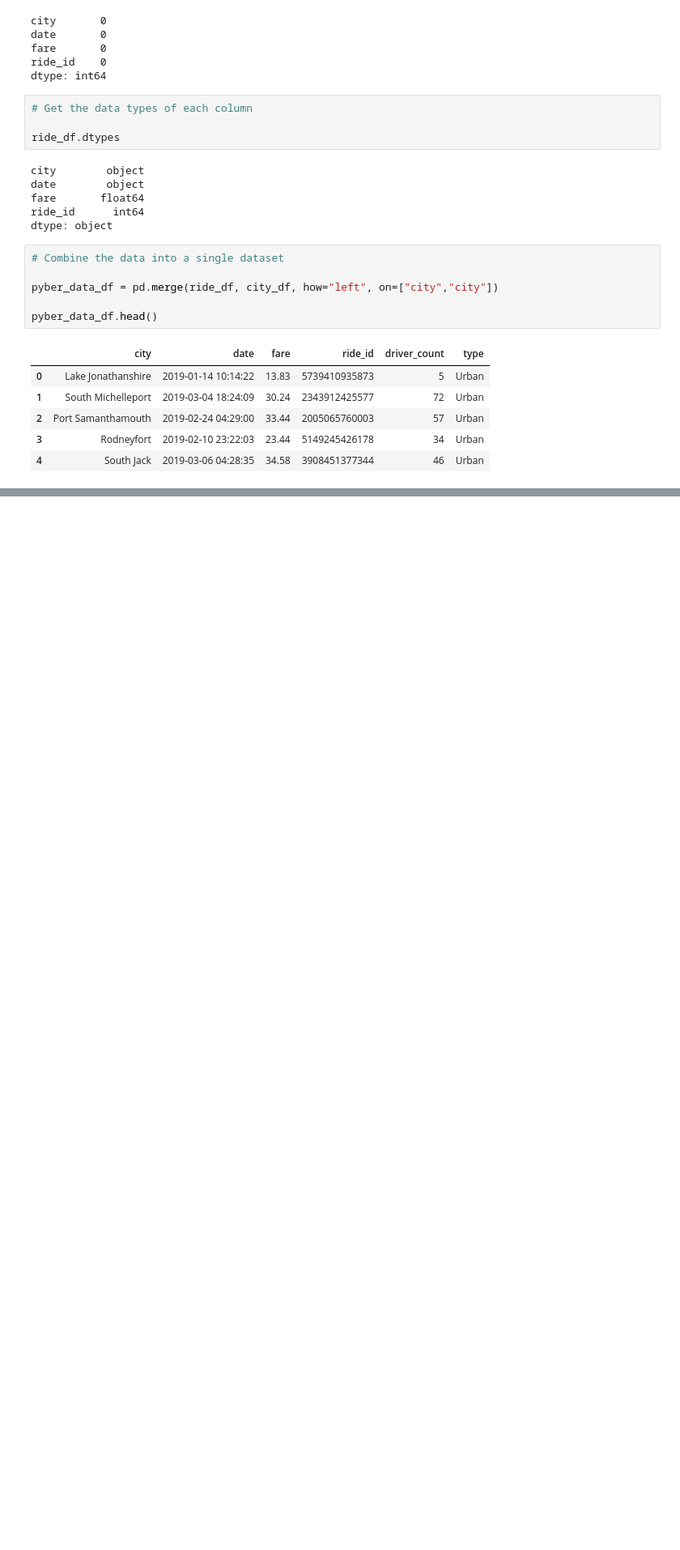
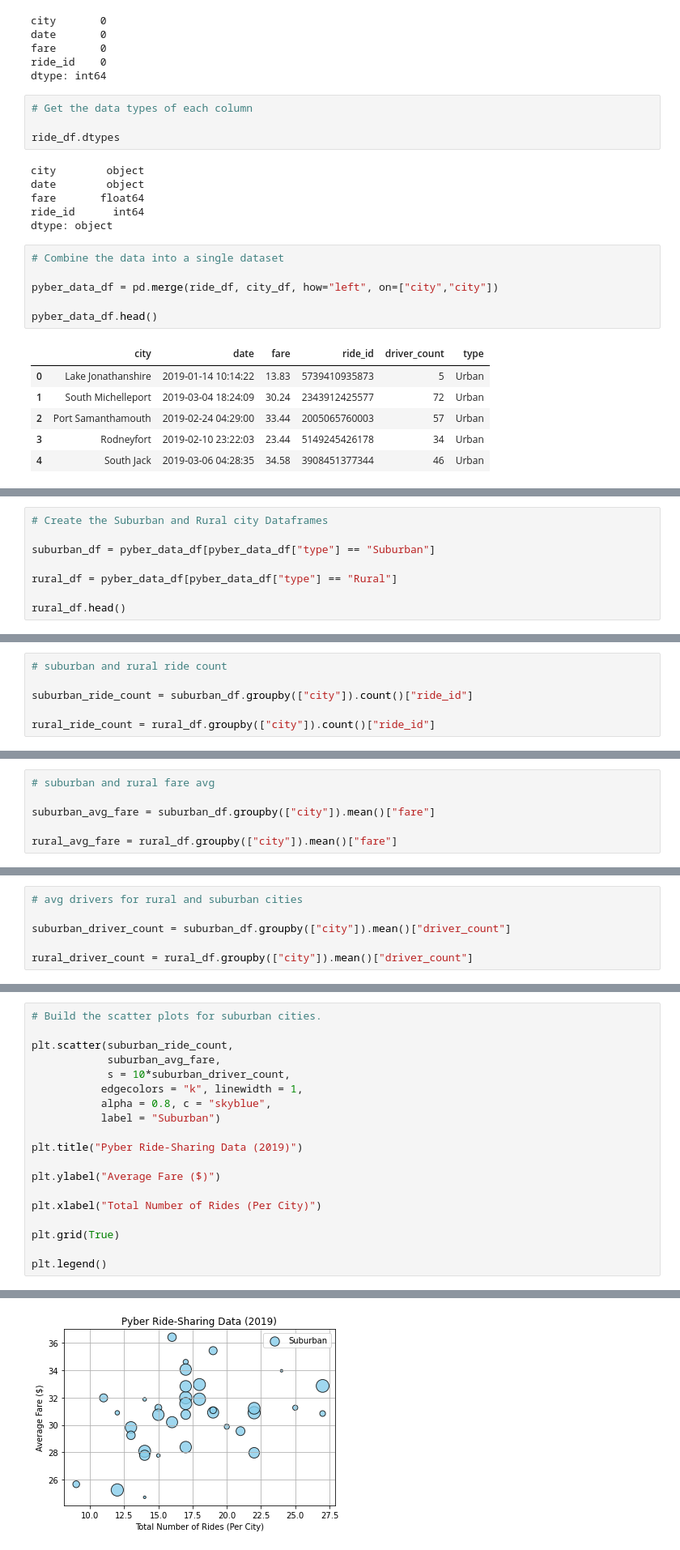
Before and after one commit to marcelineackerman/PyBer-Analysis, a Jupyter notebook: PyBer.ipynb, the cells around one changed output, grey strips where cells are left out. Shown at 81% size. Saved outputs shown, nothing was run; the diff lists cells and outputs as text; blank space fills up the shorter version.

```diff
--- a/PyBer.ipynb
+++ b/PyBer.ipynb
@@ -140,0 +154,8 @@ pyber_data_df.head()
+# %%
+# Create the Suburban and Rural city Dataframes
+
+suburban_df = pyber_data_df[pyber_data_df["type"] == "Suburban"]
+
+rural_df = pyber_data_df[pyber_data_df["type"] == "Rural"]
+
+rural_df.head()
@@ -140,0 +183,6 @@ pyber_data_df.head()
+# %%
+# suburban and rural ride count
+
+suburban_ride_count = suburban_df.groupby(["city"]).count()["ride_id"]
+
+rural_ride_count = rural_df.groupby(["city"]).count()["ride_id"]
@@ -140,0 +203,6 @@ pyber_data_df.head()
+# %%
+# suburban and rural fare avg
+
+suburban_avg_fare = suburban_df.groupby(["city"]).mean()["fare"]
+
+rural_avg_fare = rural_df.groupby(["city"]).mean()["fare"]
@@ -140,0 +223,6 @@ pyber_data_df.head()
+# %%
+# avg drivers for rural and suburban cities
+
+suburban_driver_count = suburban_df.groupby(["city"]).mean()["driver_count"]
+
+rural_driver_count = rural_df.groupby(["city"]).mean()["driver_count"]
@@ -140,0 +251,20 @@ pyber_data_df.head()
+# %%
+# Build the scatter plots for suburban cities.
+
+plt.scatter(suburban_ride_count,
+            suburban_avg_fare,
+            s = 10*suburban_driver_count,
+           edgecolors = "k", linewidth = 1,
+           alpha = 0.8, c = "skyblue",
+           label = "Suburban")
+
+plt.title("Pyber Ride-Sharing Data (2019)")
+
+plt.ylabel("Average Fare ($)")
+
+plt.xlabel("Total Number of Rides (Per City)")
+
+plt.grid(True)
+
+plt.legend()
+# %% [output]
@@ -140,0 +272 @@ pyber_data_df.head()
+[figure, added]
```
Also changed, not shown: parts of 9 cells of this notebook, 1 other file.
